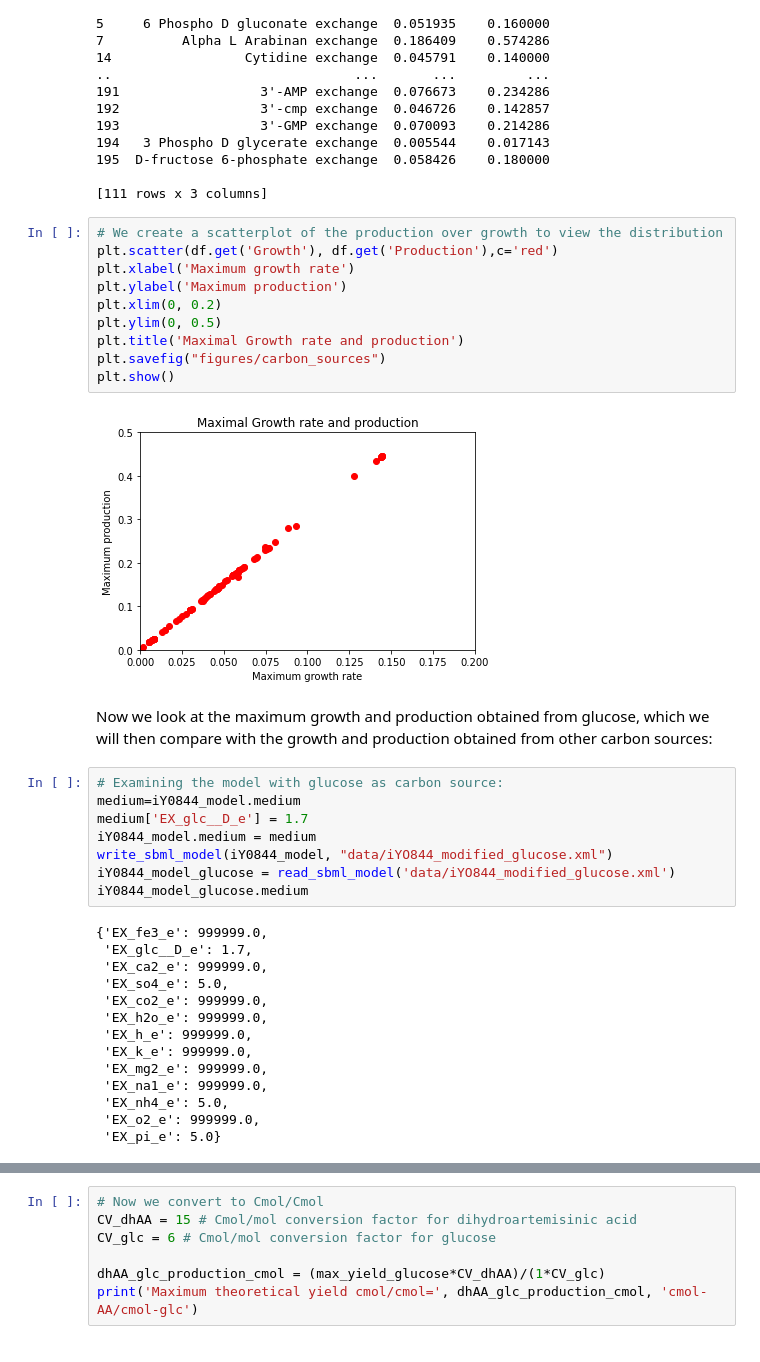
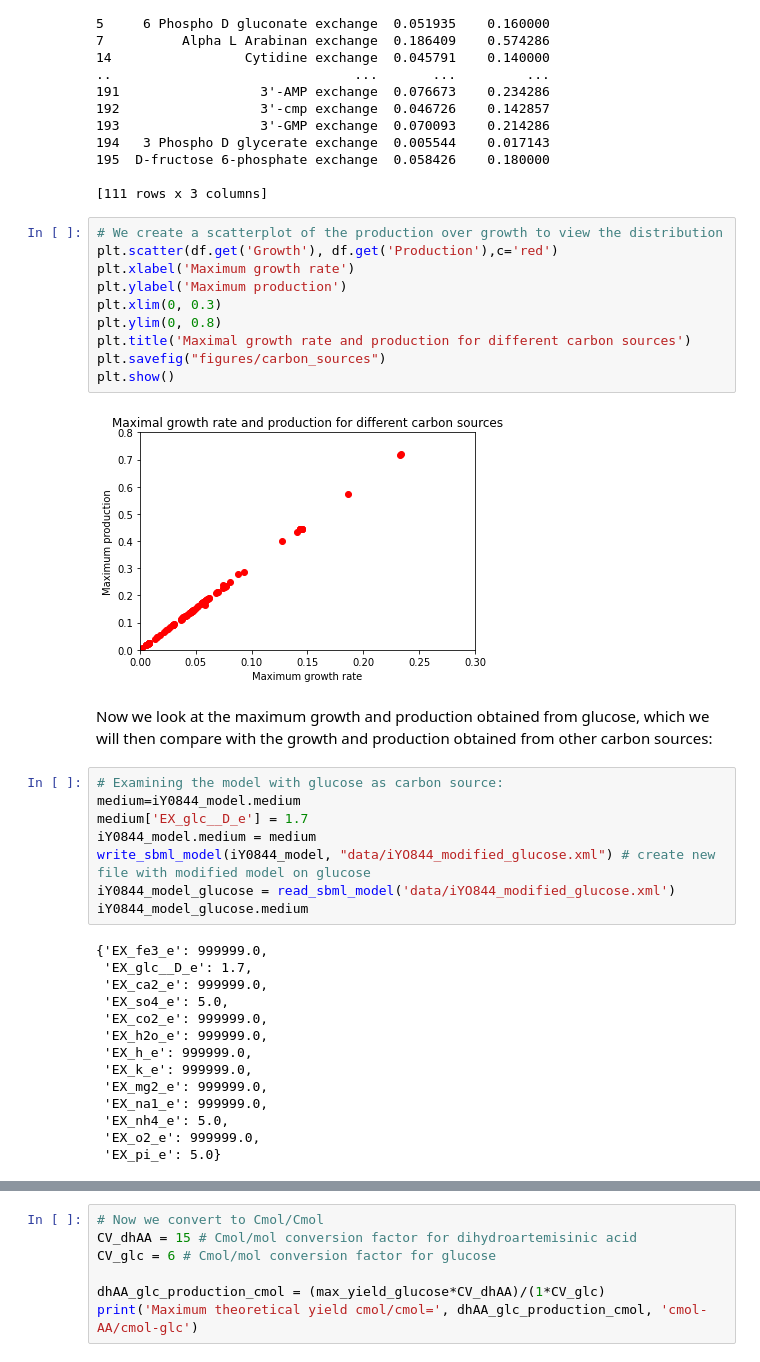
Before and after one commit to 27410/group-assignment-group6, a Jupyter notebook: 2_maximum_theoretical_yield.ipynb, the cells around one changed output, grey strips where cells are left out. Drawn from its saved outputs; the diff is of its cells as text.

```diff
--- a/2_maximum_theoretical_yield.ipynb
+++ b/2_maximum_theoretical_yield.ipynb
@@ -113,15 +114,15 @@ print(df)
 # %%
 # We create a scatterplot of the production over growth to view the distribution
 plt.scatter(df.get('Growth'), df.get('Production'),c='red')
 plt.xlabel('Maximum growth rate')
 plt.ylabel('Maximum production')
-plt.xlim(0, 0.2)
-plt.ylim(0, 0.5)
-plt.title('Maximal Growth rate and production')
+plt.xlim(0, 0.3)
+plt.ylim(0, 0.8)
+plt.title('Maximal growth rate and production for different carbon sources')
 plt.savefig("figures/carbon_sources")
 plt.show()
 # %% [output]
-[figure, old version]
+[figure, new version]
 # %% [markdown]
 Now we look at the maximum growth and production obtained from glucose, which we will then compare with the growth and production obtained from other carbon sources:
 # %%
@@ -129,7 +130,7 @@ Now we look at the maximum growth and production obtained from glucose, which we
 medium=iY0844_model.medium
 medium['EX_glc__D_e'] = 1.7
 iY0844_model.medium = medium
-write_sbml_model(iY0844_model, "data/iYO844_modified_glucose.xml")
+write_sbml_model(iY0844_model, "data/iYO844_modified_glucose.xml") # create new file with modified model on glucose
 iY0844_model_glucose = read_sbml_model('data/iYO844_modified_glucose.xml')
 iY0844_model_glucose.medium
 # %% [output]
```
Also changed, not shown: parts of 16 cells of this notebook, 1 other file.
